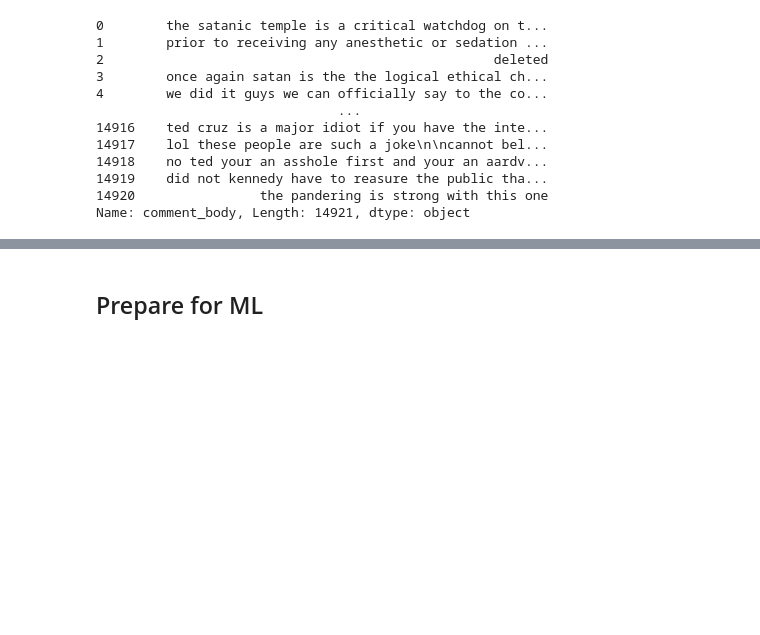
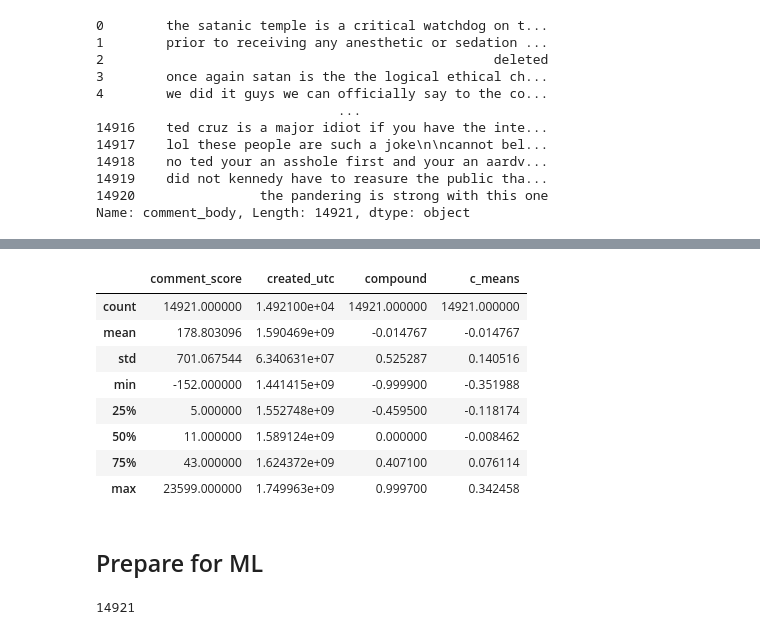
Before and after one commit to xmegan10/Reddit-Sentiment-Comment-Prediction, a Jupyter notebook: ath_reddit_proj.ipynb, the cells around one changed output, grey strips where cells are left out. Saved outputs shown, nothing was run; the diff lists cells and outputs as text; code cells hidden in the pictures; blank space fills up the shorter version.

```diff
--- a/ath_reddit_proj.ipynb
+++ b/ath_reddit_proj.ipynb
@@ -602,6 +620,18 @@ def score_sentiment(sentence):
 sid_obj = SentimentIntensityAnalyzer()
 comments_test['compound'] = [sid_obj.polarity_scores(x)['compound'] for x in comments_test["comment_body"]]
 # %%
+def extract_score(compound):
+    score = sid_obj.polarity_scores(text)
+    compound = score['compound']
+
+    sentiment = 'neutral'
+    if(compound >= 0.05):
+        sentiment = "positive"
+    elif(compound <= -0.05):
+        sentiment = "negative"
+
+    return sentiment
+
 means = comments_test.groupby('post_id')['compound'].mean()
 comments_test["c_means"] = comments_test['post_id'].map(means)
-comments_test.head()
+comments_test["sentiment"] = comments_test['c_means'].apply(lambda x: "positive" if x >= 0.05  else ("negative" if x<= -0.05 else "neutral"))
@@ -615,4 +638,21 @@ comments_test.head()
+# %%
+comments_test.describe()
+# %% [output]
+|  | comment_score | created_utc | compound | c_means |
+| count | 14921.000000 | 1.492100e+04 | 14921.000000 | 14921.000000 |
+| mean | 178.803096 | 1.590469e+09 | -0.014767 | -0.014767 |
+| std | 701.067544 | 6.340631e+07 | 0.525287 | 0.140516 |
+| min | -152.000000 | 1.441415e+09 | -0.999900 | -0.351988 |
+| 25% | 5.000000 | 1.552748e+09 | -0.459500 | -0.118174 |
+| 50% | 11.000000 | 1.589124e+09 | 0.000000 | -0.008462 |
+| 75% | 43.000000 | 1.624372e+09 | 0.407100 | 0.076114 |
+| max | 23599.000000 | 1.749963e+09 | 0.999700 | 0.342458 |
 # %%
 comments_test.to_csv("comment_compound_sent.csv", index = False)
 # %% [markdown]
 ## Prepare for ML
+# %%
+comments_test.drop_duplicates(subset=["post_id"])
+len(comments_test)
+# %% [output]
+14921
```
Also changed, not shown: parts of 22 cells of this notebook, 1 other file.
